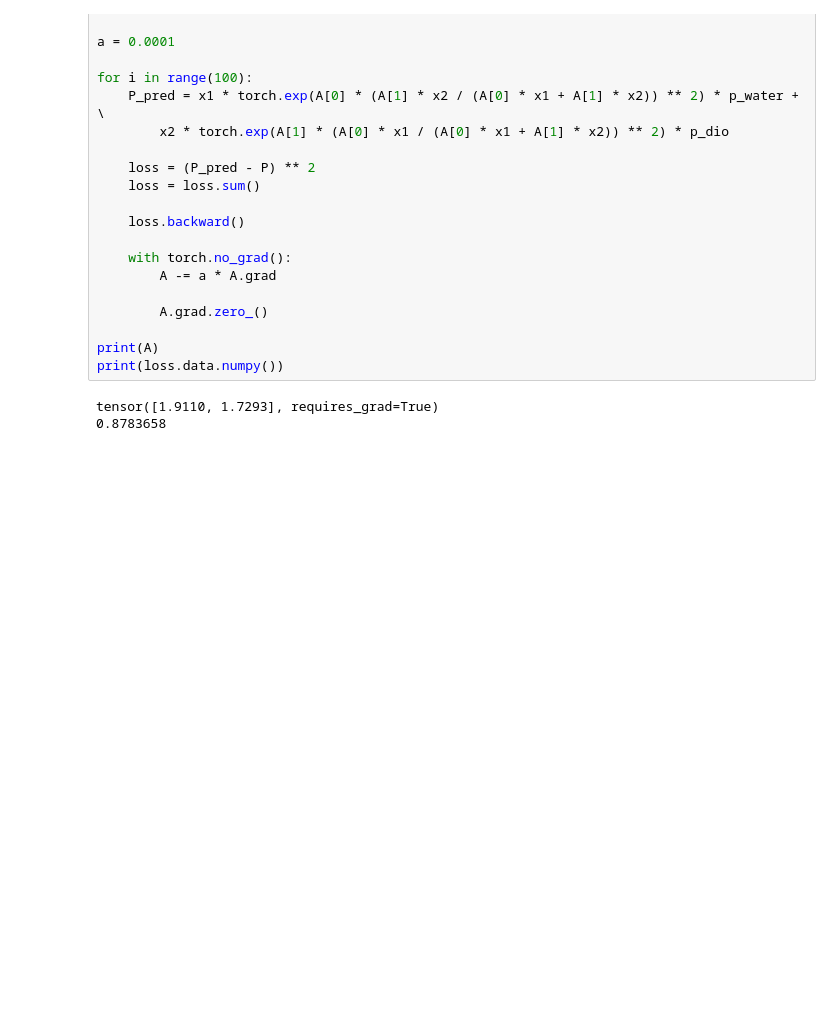
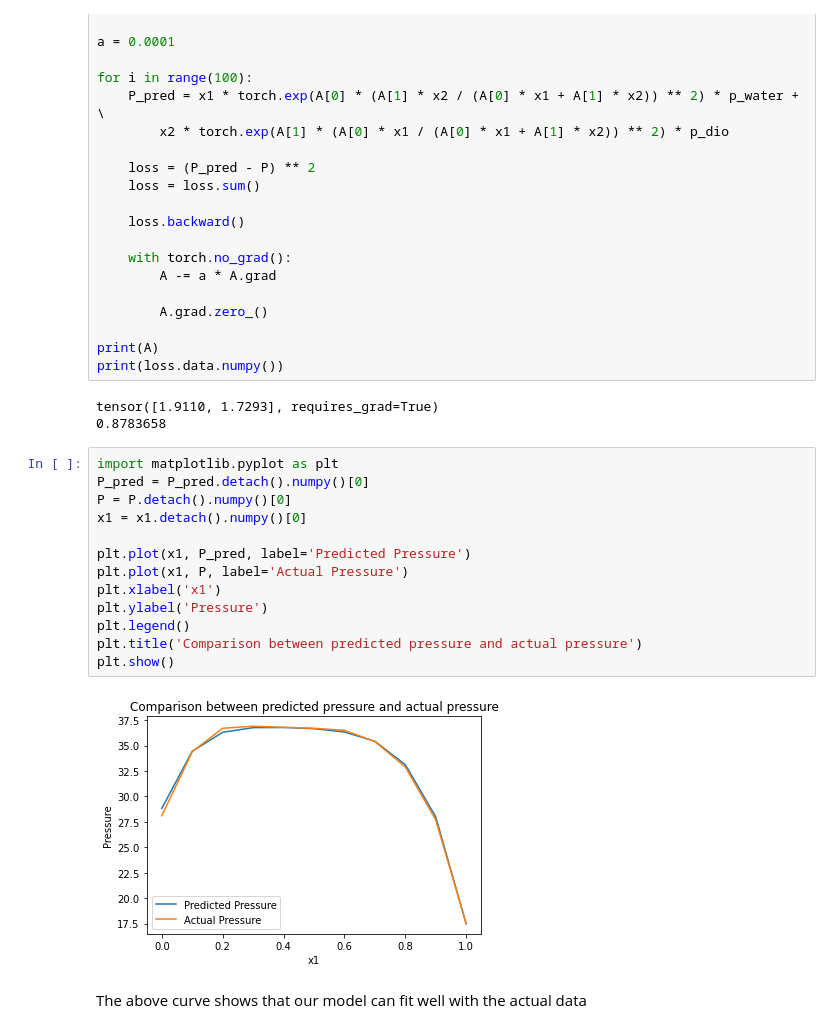
Before and after one commit to dayanbatuofu/MAE-598-Design-Optimization, a Jupyter notebook: Homework 3.ipynb, the cells around one changed output. Saved outputs shown, nothing was run; the diff lists cells and outputs as text; blank space fills up the shorter version.

```diff
--- a/Homework 3.ipynb
+++ b/Homework 3.ipynb
@@ -40,3 +98,20 @@ print(loss.data.numpy())
 # %% [output]
 tensor([1.9110, 1.7293], requires_grad=True)
 0.8783658
+# %%
+import matplotlib.pyplot as plt
+P_pred = P_pred.detach().numpy()[0]
+P = P.detach().numpy()[0]
+x1 = x1.detach().numpy()[0]
+
+plt.plot(x1, P_pred, label='Predicted Pressure')
+plt.plot(x1, P, label='Actual Pressure')
+plt.xlabel('x1')
+plt.ylabel('Pressure')
+plt.legend()
+plt.title('Comparison between predicted pressure and actual pressure')
+plt.show()
+# %% [output]
+[figure, added]
+# %% [markdown]
+The above curve shows that our model can fit well with the actual data
```
Also changed, not shown: parts of 6 cells of this notebook.
